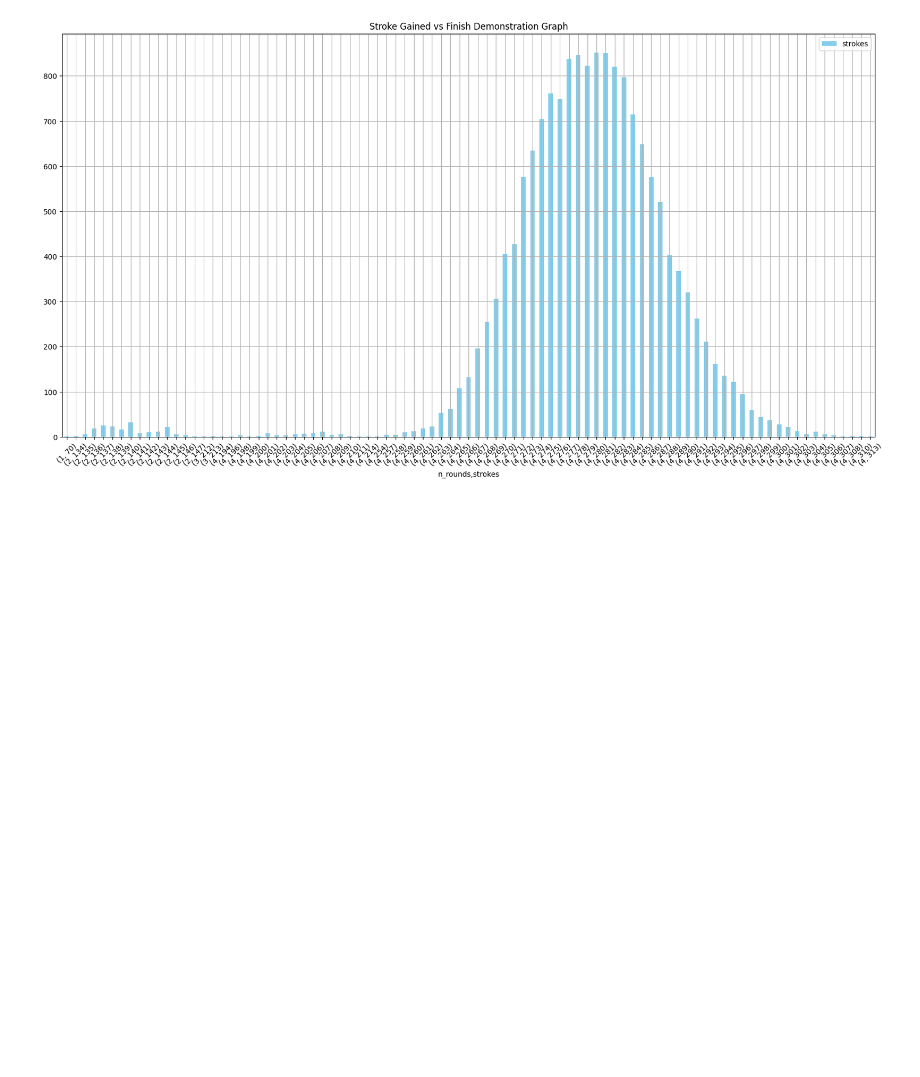
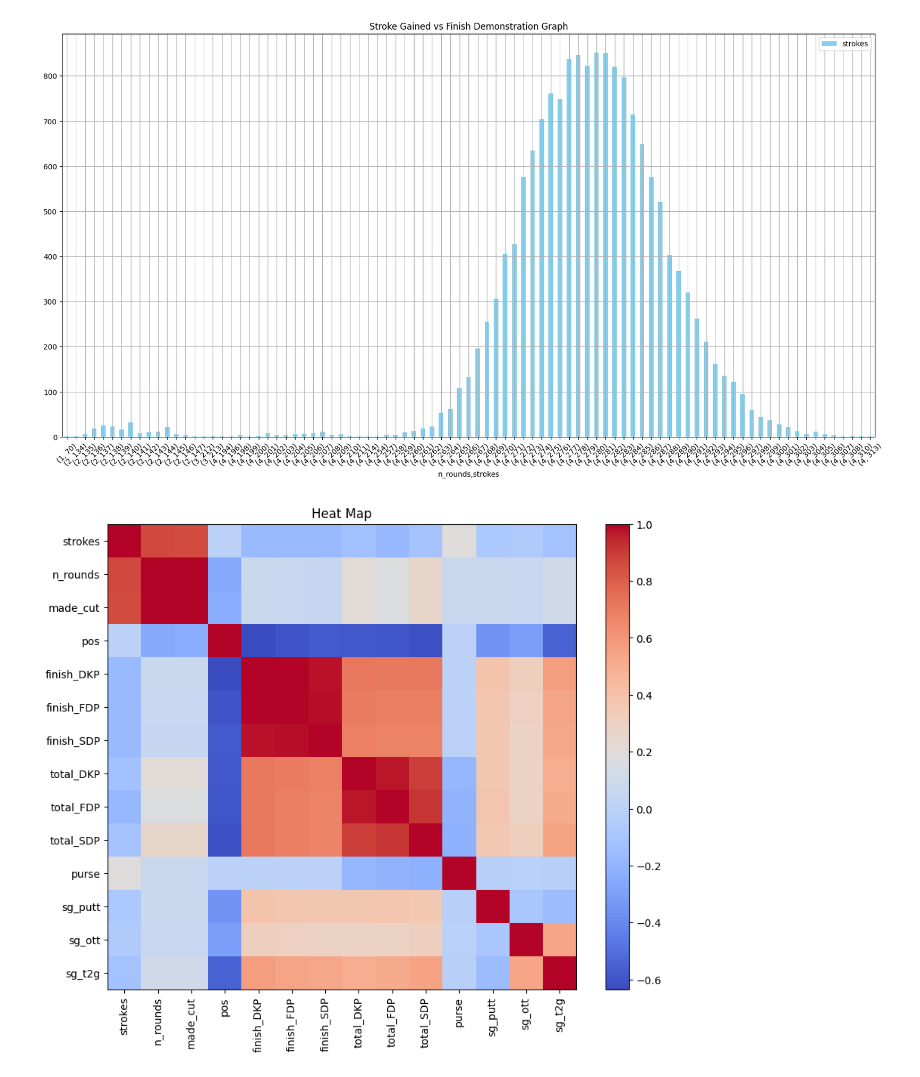
Before and after one commit to michaelqu2/Sports-Analytics-Machine-Learning, a Jupyter notebook: PGA_Analysis.ipynb, the cells around one changed output. Drawn from its saved outputs; the diff is of its cells as text; code cells hidden in the pictures; blank space fills up the shorter version.

```diff
--- a/PGA_Analysis.ipynb
+++ b/PGA_Analysis.ipynb
@@ -148,3 +148,24 @@ plt.legend()
 plt.show()
 # %% [output]
 [figure]
+# %%
+#drop column
+column_index = [0,13,16]
+df2 = df2.drop(df2.columns[column_index], axis = 1)
+
+
+
+correlation_matrix = df2.corr()
+
+#plotting the heat map
+
+plt.figure(figsize= (10, 8))
+plt.imshow(correlation_matrix, cmap = 'coolwarm', interpolation='none', aspect='auto')
+plt.colorbar()
+
+plt.xticks(range(len(correlation_matrix.columns)), correlation_matrix, rotation = 90)
+plt.yticks(range(len(correlation_matrix.columns)), correlation_matrix)
+plt.title("Heat Map")
+plt.show()
+# %% [output]
+[figure, added]
```
Also changed, not shown: 25 other files.
